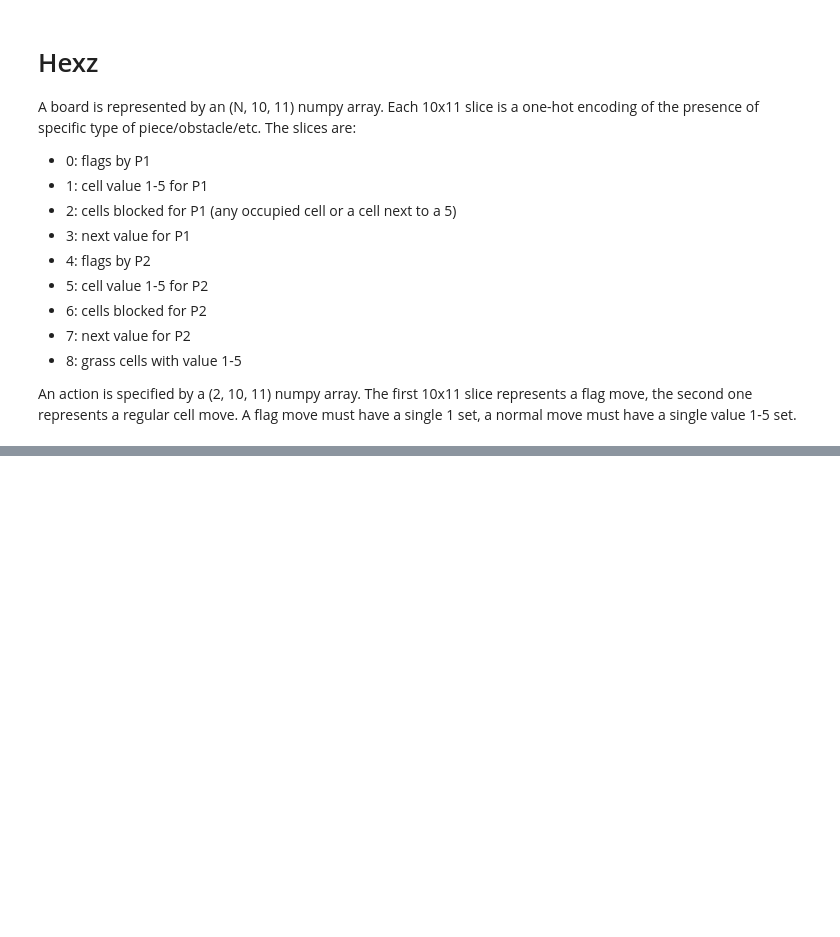
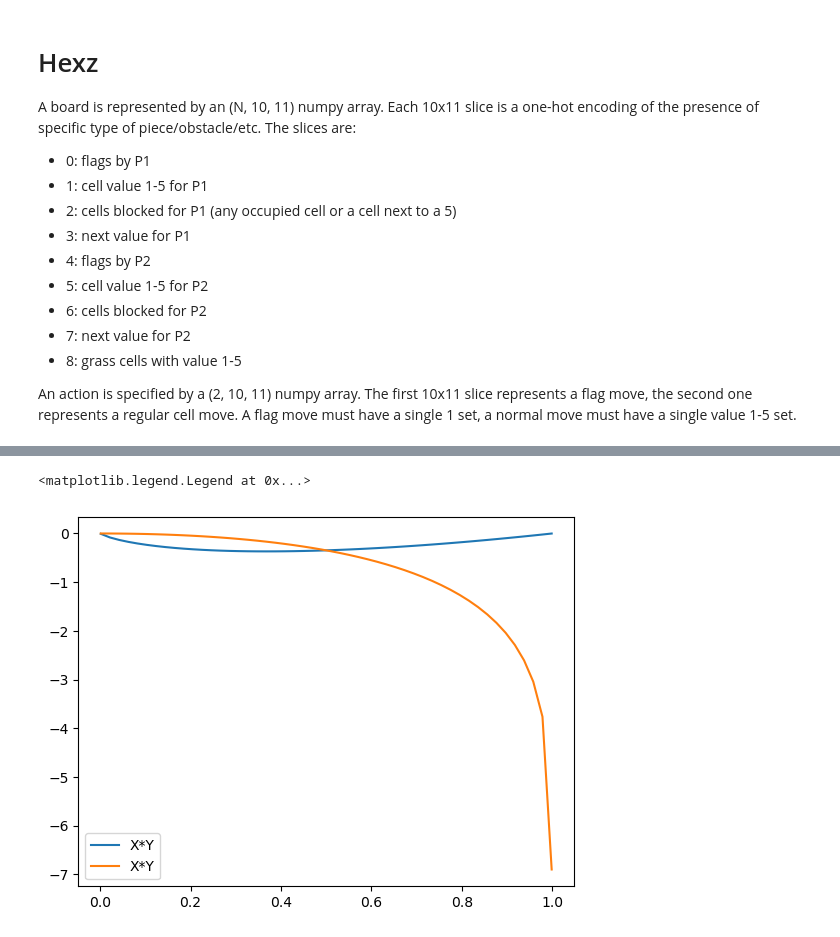
Before and after one commit to dnswlt/hexz, a Jupyter notebook: jupyter/Hexz.ipynb, the cells around one changed output, grey strips where cells are left out. Saved outputs shown, nothing was run; the diff lists cells and outputs as text; code cells hidden in the pictures; blank space fills up the shorter version.

```diff
--- a/jupyter/Hexz.ipynb
+++ b/jupyter/Hexz.ipynb
@@ -480,0 +779,10 @@ NameError: name 'h5' is not defined
+# %%
+X = np.linspace(0.001, 0.999)
+Y = np.log(X)
+# plt.plot(X, Y, label='Y')
+plt.plot(X, X*Y, label='X*Y')
+plt.plot(X, X*np.log(1-X), label='X*Y')
+plt.legend()
+# %% [output]
+<matplotlib.legend.Legend at 0x...>
+[figure, added]
```
Also changed, not shown: parts of 25 cells of this notebook.
